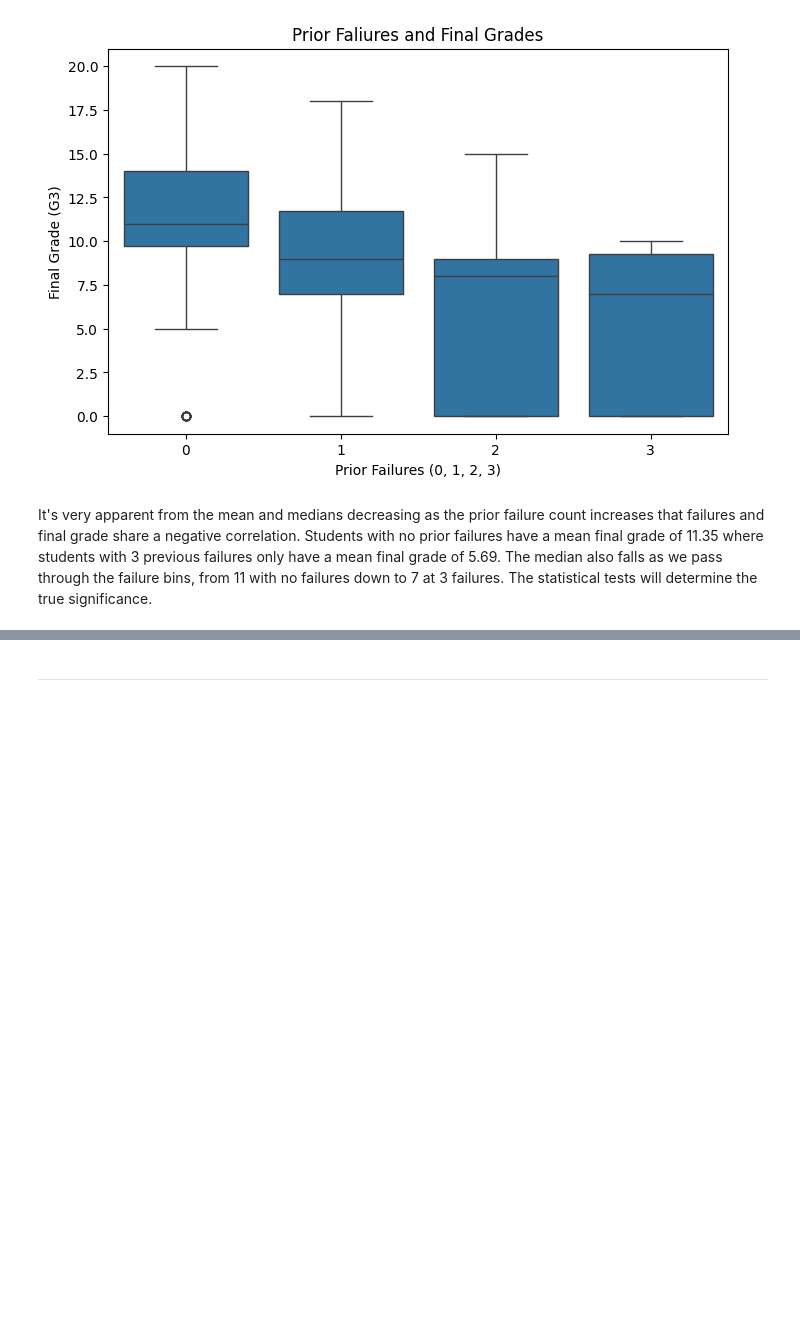
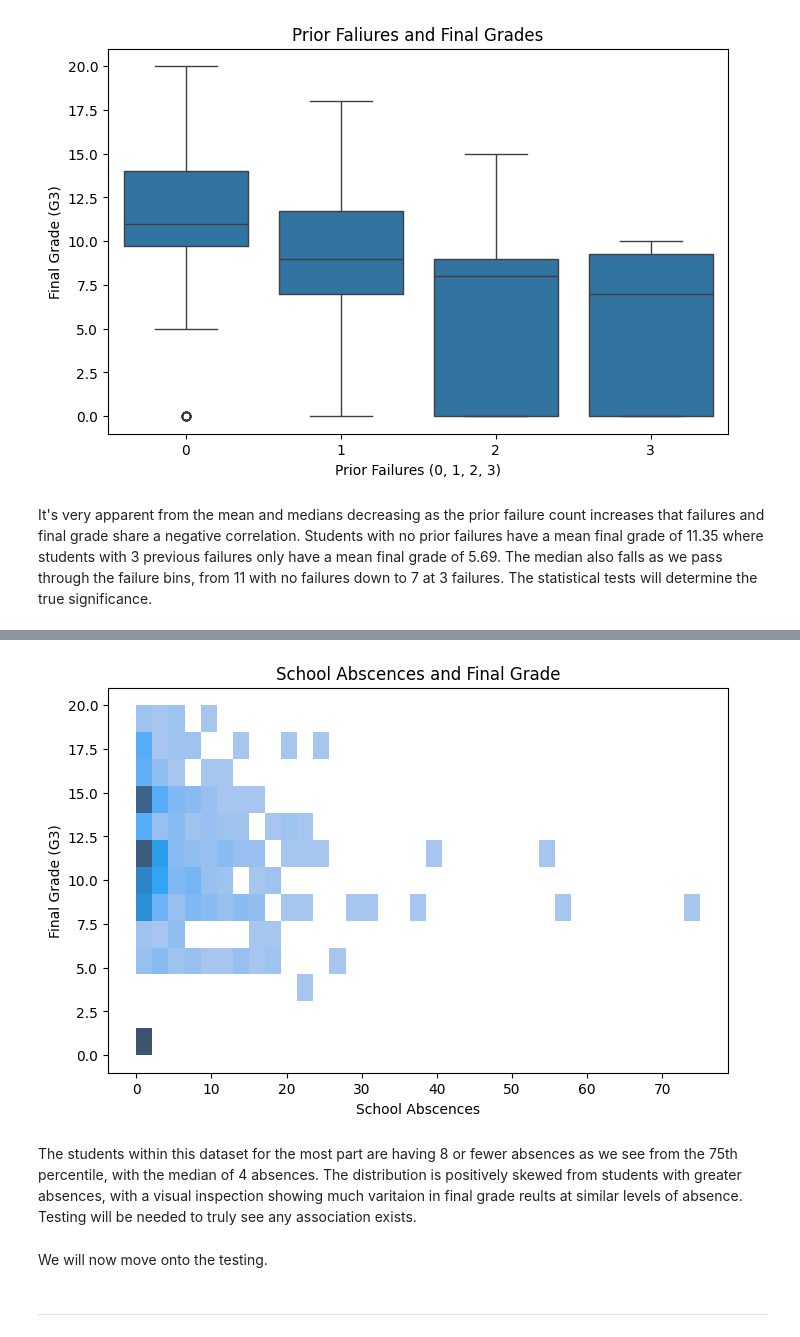
Before and after one commit to 13NateMate37/NHastings_StudentsWhoSlipOnMaths_CI_Capstone_3, a Jupyter notebook: jupyter_notebooks/2_EDA.ipynb, the cells around one changed output, grey strips where cells are left out. Saved outputs shown, nothing was run; the diff lists cells and outputs as text; code cells hidden in the pictures; blank space fills up the shorter version.

```diff
--- a/jupyter_notebooks/2_EDA.ipynb
+++ b/jupyter_notebooks/2_EDA.ipynb
@@ -272,2 +287,23 @@ It's very apparent from the mean and medians decreasing as the prior failure cou
+# %%
+# Plotting the distribution of absences
+plt.figure(figsize=(8,5))
+
+sns.histplot(
+    data=df_cleaned,
+    x="absences",
+    y="G3"
+)
+
+plt.title("School Abscences and Final Grade")
+plt.xlabel("School Abscences")
+plt.ylabel("Final Grade (G3)")
+
+plt.show()
+# %% [output]
+[figure, added]
+# %% [markdown]
+The students within this dataset for the most part are having 8 or fewer absences as we see from the 75th percentile, with the median of 4 absences. The distribution is positively skewed from students with greater absences, with a visual inspection showing much varitaion in final grade reults at similar levels of absence. Testing will be needed to truly see any association exists.
+# %% [markdown]
+We will now move onto the testing.
 # %% [markdown]
 ---
```
Also changed, not shown: parts of 2 cells of this notebook.
